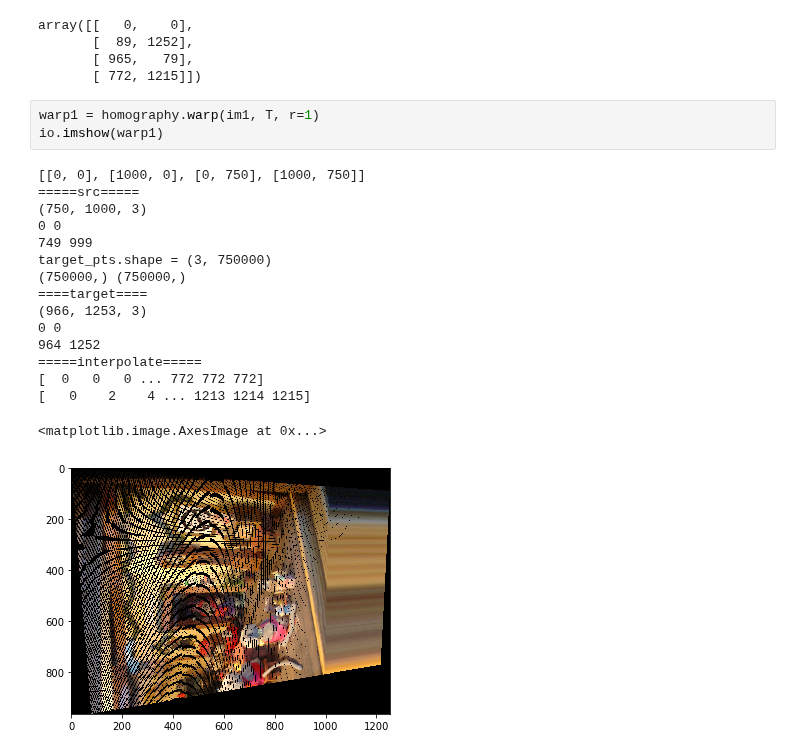
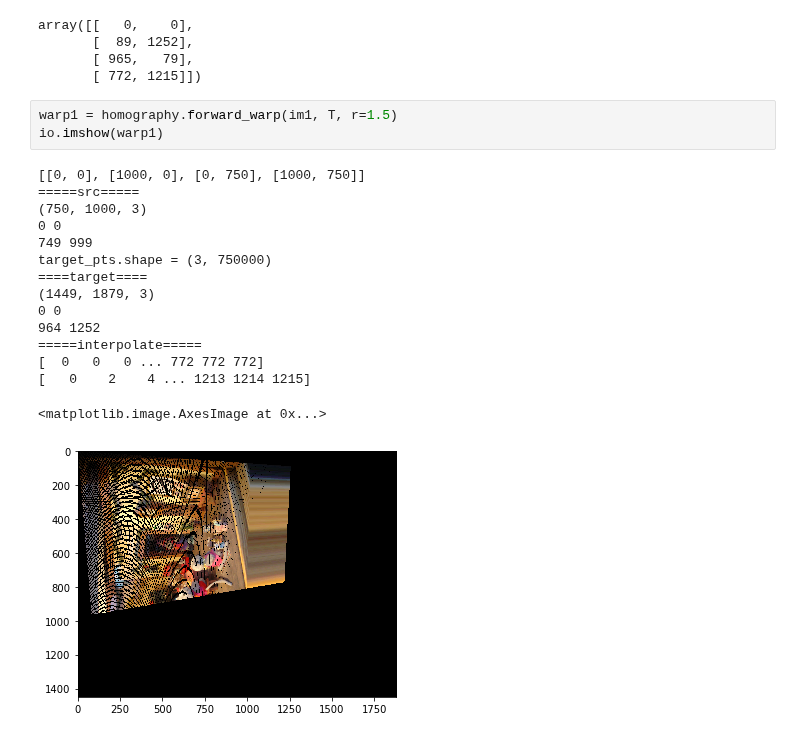
Before and after one commit to aprilsin/cs194-proj5, a Jupyter notebook: main.ipynb, the cells around one changed output. Cells and saved outputs as stored; diff of their text form.

```diff
--- a/main.ipynb
+++ b/main.ipynb
@@ -108,22 +108,21 @@ array([[   0,    0],
        [ 965,   79],
        [ 772, 1215]])
 # %%
-warp1 = homography.warp(im1, T, r=1)
+warp1 = homography.forward_warp(im1, T, r=1.5)
 io.imshow(warp1)
 # %% [output]
 [[0, 0], [1000, 0], [0, 750], [1000, 750]]
 =====src=====
 (750, 1000, 3)
 0 0
 749 999
 target_pts.shape = (3, 750000)
-(750000,) (750000,)
 ====target====
-(966, 1253, 3)
+(1449, 1879, 3)
 0 0
 964 1252
 =====interpolate=====
 [  0   0   0 ... 772 772 772]
 [   0    2    4 ... 1213 1214 1215]
 <matplotlib.image.AxesImage at 0x...>
-[figure, old version]
+[figure, new version]
```
Also changed, not shown: parts of 1 cell of this notebook, 1 other file.
